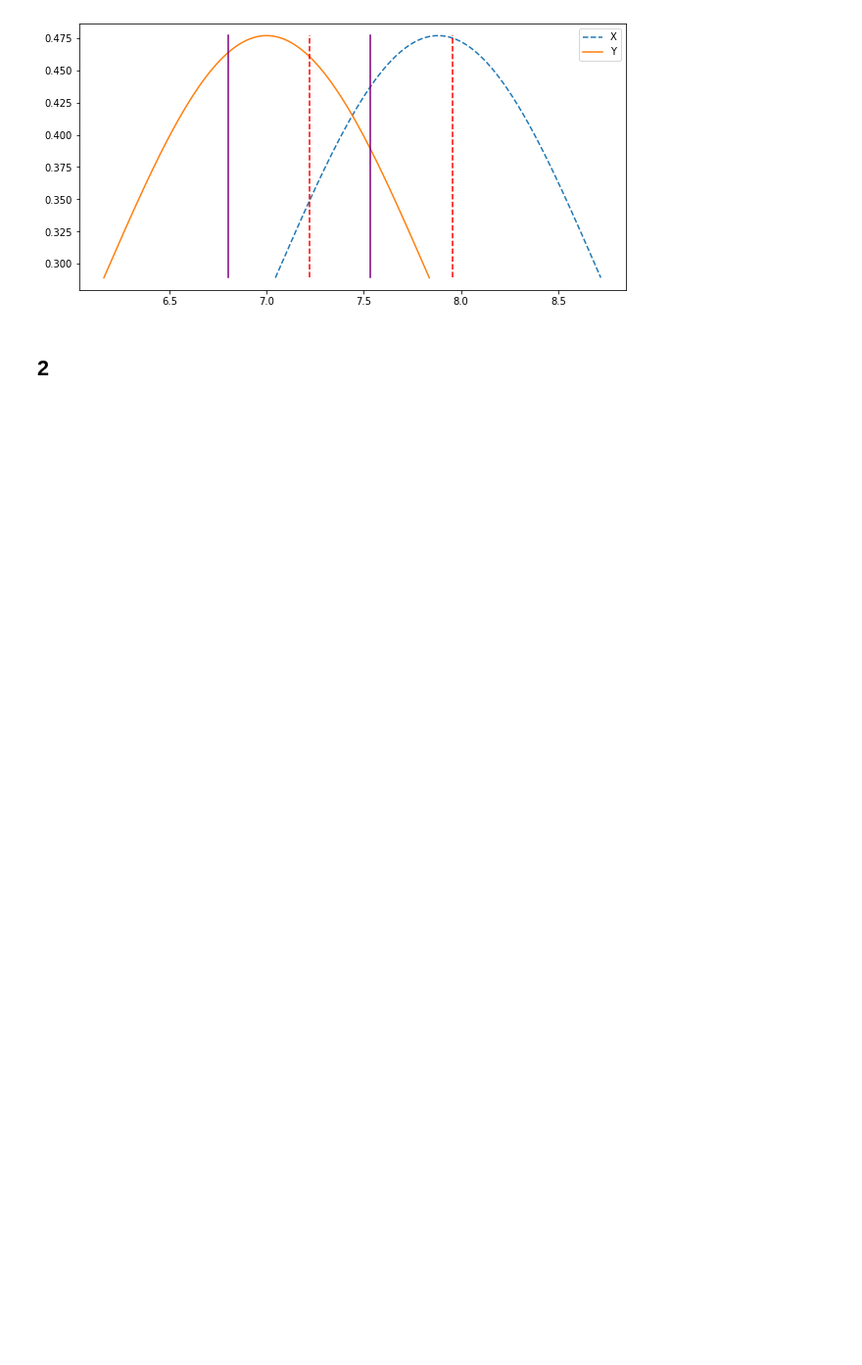
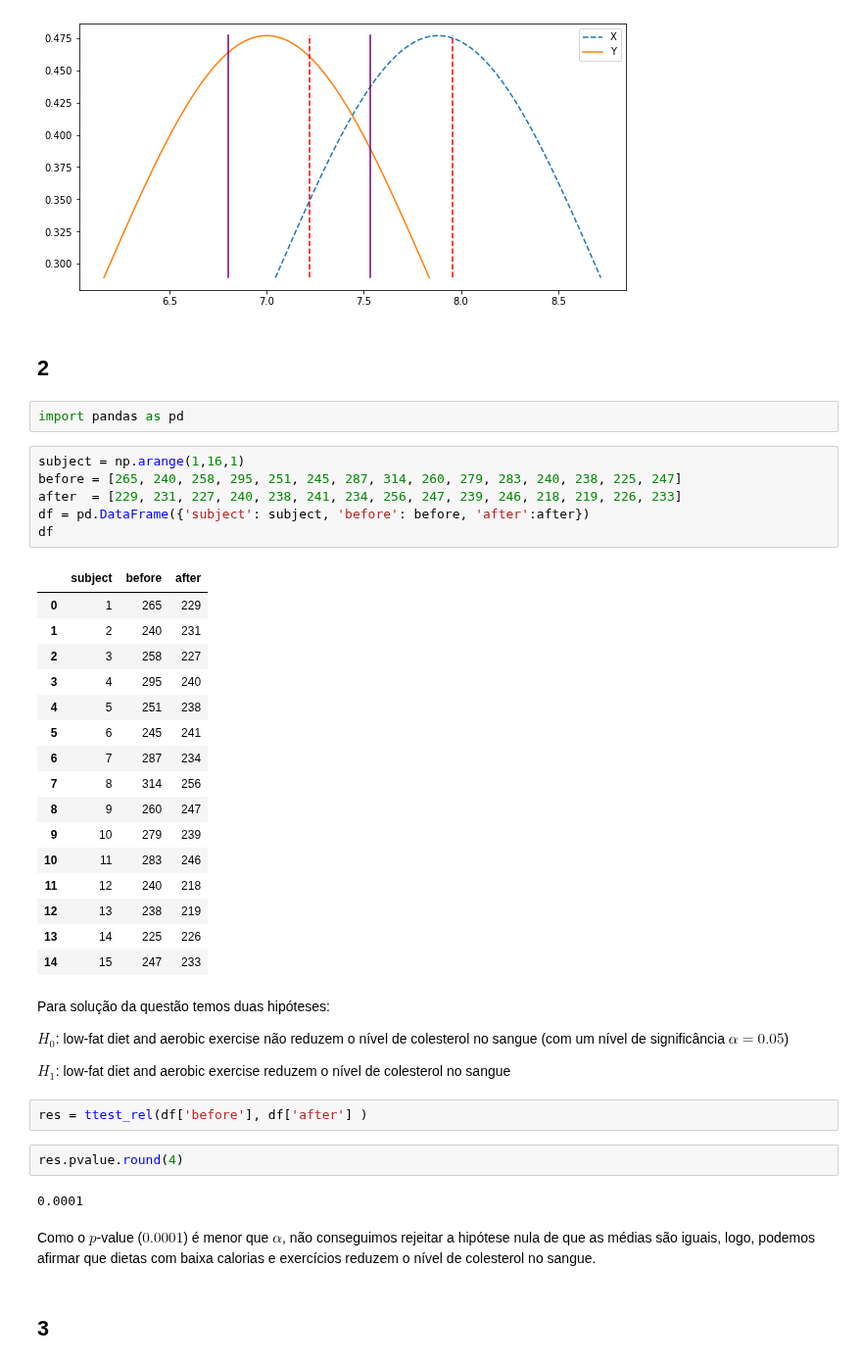
Before and after one commit to ifribeiro/TEI-EstApl, a Jupyter notebook: EPC8.ipynb, the cells around one changed output. Shown at 98% size. Cells and saved outputs as stored; diff of their text form; blank space fills up the shorter version.

```diff
--- a/EPC8.ipynb
+++ b/EPC8.ipynb
@@ -157,3 +160,44 @@ plt.legend();
 [figure]
 # %% [markdown]
 ## 2
+# %%
+import pandas as pd
+# %%
+subject = np.arange(1,16,1)
+before = [265, 240, 258, 295, 251, 245, 287, 314, 260, 279, 283, 240, 238, 225, 247]
+after  = [229, 231, 227, 240, 238, 241, 234, 256, 247, 239, 246, 218, 219, 226, 233]
+df = pd.DataFrame({'subject': subject, 'before': before, 'after':after})
+df
+# %% [output]
+|  | subject | before | after |
+| 0 | 1 | 265 | 229 |
+| 1 | 2 | 240 | 231 |
+| 2 | 3 | 258 | 227 |
+| 3 | 4 | 295 | 240 |
+| 4 | 5 | 251 | 238 |
+| 5 | 6 | 245 | 241 |
+| 6 | 7 | 287 | 234 |
+| 7 | 8 | 314 | 256 |
+| 8 | 9 | 260 | 247 |
+| 9 | 10 | 279 | 239 |
+| 10 | 11 | 283 | 246 |
+| 11 | 12 | 240 | 218 |
+| 12 | 13 | 238 | 219 |
+| 13 | 14 | 225 | 226 |
+| 14 | 15 | 247 | 233 |
+# %% [markdown]
+Para solução da questão temos duas hipóteses:
+
+$H_0$: low-fat diet and aerobic exercise não reduzem o nível de colesterol no sangue (com um nível de significância $\alpha=0.05$)
+
+$H_1$: low-fat diet and aerobic exercise reduzem o nível de colesterol no sangue
+# %%
+res = ttest_rel(df['before'], df['after'] )
+# %%
+res.pvalue.round(4)
+# %% [output]
+0.0001
+# %% [markdown]
+Como o $p$-value ($0.0001$) é menor que $\alpha$, não conseguimos rejeitar a hipótese nula de que as médias são iguais, logo, podemos afirmar que dietas com baixa calorias e exercícios reduzem o nível de colesterol no sangue.
+# %% [markdown]
+## 3
```
Also changed, not shown: parts of 16 cells of this notebook.
